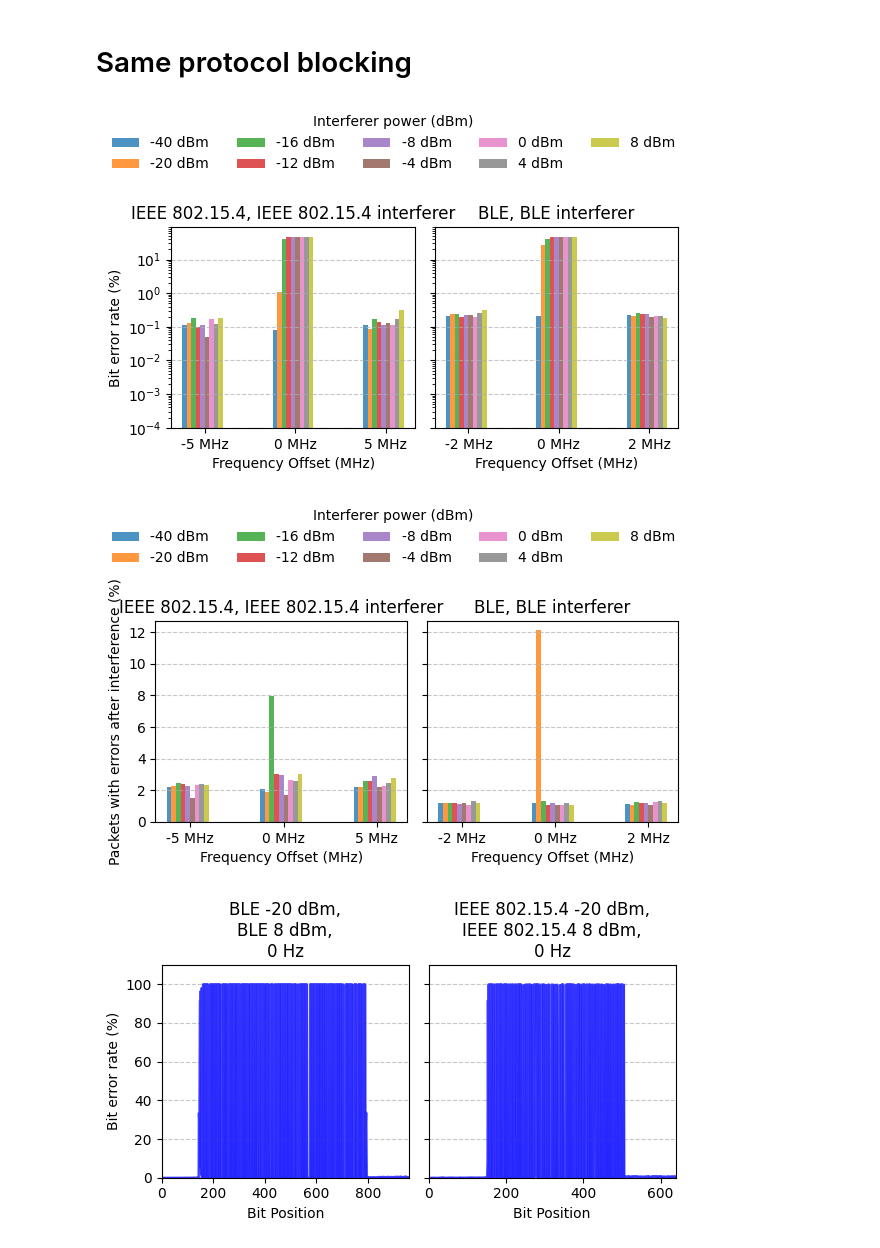
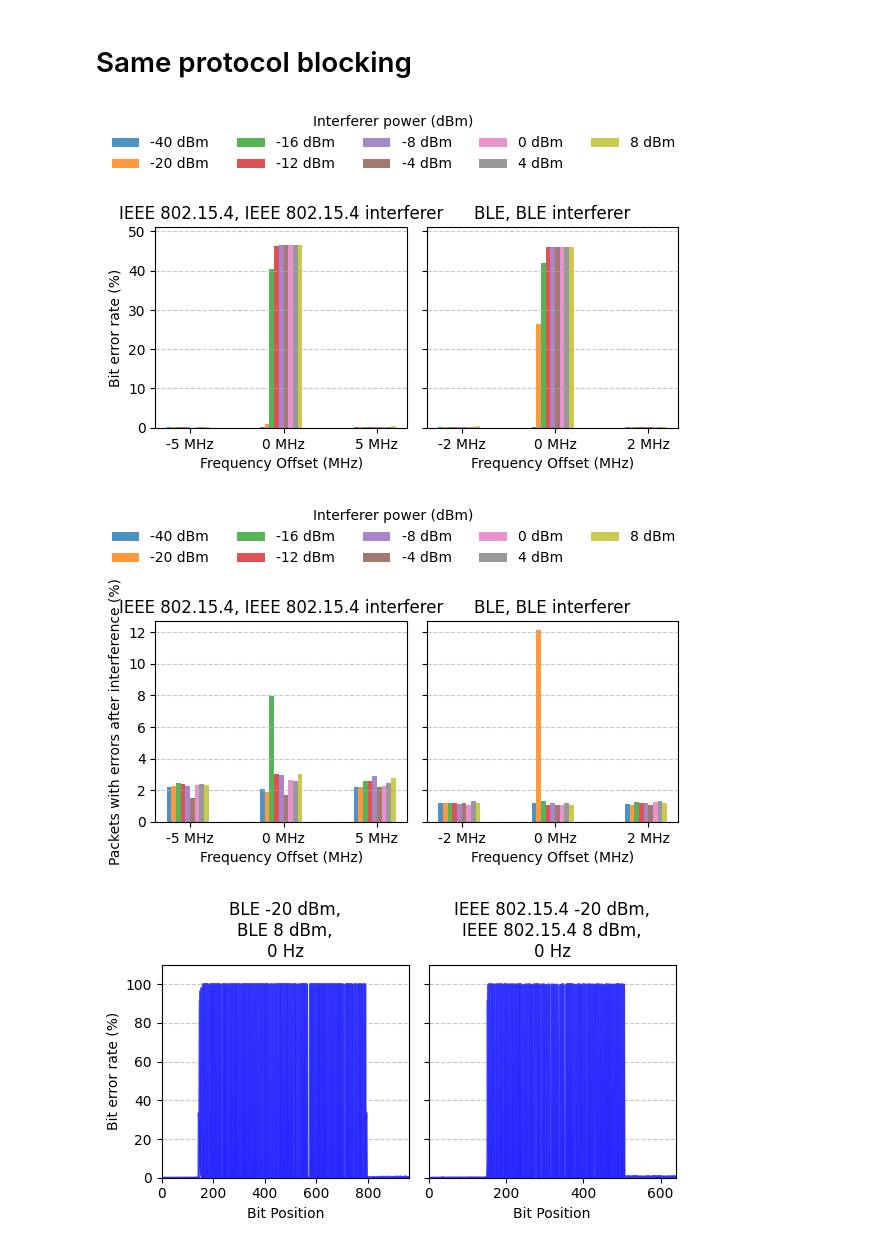
Before and after one commit to SDMote/badillosanjuan25experimental, a Jupyter notebook: python_scripts/data_analysis.ipynb, the cells around one changed output. Saved outputs shown, nothing was run; the diff lists cells and outputs as text; code cells hidden in the pictures.

Commit message:
Refactor average BER calculation

```diff
--- a/python_scripts/data_analysis.ipynb
+++ b/python_scripts/data_analysis.ipynb
@@ -78,17 +78,15 @@ def count_bit_errors_one_message(reference_message, message_bytes):
                 # bit_error_counts : LSB -> MSB, as sent on air
                 bit_error_counts[byte_index * 8 + bit_index] += 1
 
-    # Return the total number of bit errors
-    total_bit_errors = sum(bit_error_counts)
-    return total_bit_errors, bit_error_counts
+    return bit_error_counts
 
-def read_and_calculate_bit_errors(file_path, reference_message, end_blocking_bit):
+def read_and_calculate_bit_errors(file_path, reference_message, start_blocking_bit, end_blocking_bit):
     # Initialize total bit errors and cumulative bit error counts
-    total_bit_errors = 0
     cumulative_bit_error_distribution = [0] * (len(reference_message) * 8)  # Initialize cumulative counts for all bit positions
     total_packets = 0
     avg_rssi = 0
     packets_desynched = 0
+    BER_list_per_packet = [] # Store here the BER for each packet in the blocking section (used to compute standard deviation)
 
     with jsonlines.open(file_path) as reader:
         for line in reader:
@@ -98,17 +96,20 @@ def read_and_calculate_bit_errors(file_path, reference_message, end_blocking_bit
 
             if len(reference_message) != len(message_bytes):
                 continue
-            packet_bit_errors, bit_error_counts = count_bit_errors_one_message(reference_message, message_bytes)
+            bit_error_counts = count_bit_errors_one_message(reference_message, message_bytes)
             avg_rssi += line["rssi"]
 
-            # Did the receiver desynchronised?
+            # ---------- BER per packet ----------
+            BER_current_packet = np.mean(bit_error_counts[start_blocking_bit:end_blocking_bit])
+            BER_list_per_packet.append(BER_current_packet)
+
+            # ---------- Did the receiver get out of sync? ----------
             tolerance = 70 # bits
             # if there are bit errors after the interference has ended
             if sum(bit_error_counts[end_blocking_bit + tolerance:]) > 0:
                 packets_desynched += 1
 
             # Add to the total bit errors and accumulate the bit error counts
-            total_bit_errors += packet_bit_errors
             for i in range(len(cumulative_bit_error_distribution)):
                 cumulative_bit_error_distribution[i] += bit_error_counts[i]
 
@@ -118,7 +119,7 @@ def read_and_calculate_bit_errors(file_path, reference_message, end_blocking_bit
     packets_desynched_percentage = float(packets_desynched) / total_packets
     avg_rssi = float(avg_rssi) / total_packets
 
-    return total_bit_errors, cumulative_bit_error_distribution, total_packets, avg_rssi, packets_desynched_percentage
+    return BER_list_per_packet, cumulative_bit_error_distribution, total_packets, avg_rssi, packets_desynched_percentage
 
 
 # ----------------------------------------------------------------------------
@@ -170,20 +171,20 @@ def add_bit_errors_to_files_dict(files_dict, folder="experiment_data", reference
             end_blocking_bit = start_blocking_bit + int(blocked_bits)
 
             # Calculate bit error metrics
-            _, bit_error_distribution_cumulative, total_packets, avg_rssi, packets_desynched_percentage = read_and_calculate_bit_errors(
-                os.path.join(folder, filename), reference_message, end_blocking_bit
+            BER_list_per_packet, bit_error_distribution_cumulative, total_packets, avg_rssi, packets_desynched_percentage = read_and_calculate_bit_errors(
+                os.path.join(folder, filename), reference_message, start_blocking_bit, end_blocking_bit
             )
 
-            # Compute the BER only within the blocking interval
-            bit_error_sum = sum(bit_error_distribution_cumulative[start_blocking_bit:end_blocking_bit])
-
-            ber = (bit_error_sum / (total_packets * blocked_bits))
+            # Compute the average BER only within the blocking interval
+            avg_ber = np.mean(np.array(BER_list_per_packet))
+            # bit_error_sum = sum(bit_error_distribution_cumulative[start_blocking_bit:end_blocking_bit])
+            # avg_ber = (bit_error_sum / (total_packets * blocked_bits))
 
             # Add calculated metrics to the file dictionary
             file["bit_error_distribution_cumulative"] = [
                 x / total_packets * 100 for x in bit_error_distribution_cumulative
             ]
-            file["ber"] = ber * 100.
+            file["ber_avg"] = avg_ber * 100.
             file["avg_rssi"] = avg_rssi
             file["packets_desynched_percentage"] = packets_desynched_percentage * 100.
     return
@@ -211,7 +212,7 @@ def plot_grouped_ber_with_subplots(
     legend_vskip=0.9,
     plot_BER=True,
     ylabel="Bit error rate (%)",
-    unpack_value="ber"
+    unpack_value="ber_avg"
 ):
 
     # Determine the maximum y-axis value across all groups for uniformity
@@ -414,25 +415,25 @@ add_bit_errors_to_files_dict(files_dict_same, filename, reference_folder="refere
 # %%
 plot_grouped_ber_with_subplots(files_dict_same,
                                bar_width=0.05,
                                figsize=(6,3.8),
-                               log_scale=True,
+                               log_scale=False,
                                saveas="BER_plot_same.pdf",
                                max_legend_col=5,
                                legend_vskip=0.78,
                                plot_BER=True)
 
 plot_grouped_ber_with_subplots(files_dict_same,
                                bar_width=0.05,
                                figsize=(6,3.8),
                                log_scale=True,
                                max_legend_col=5,
                                legend_vskip=0.78,
                                plot_BER=False,
                                ylabel="Packets with errors after interference (%)",
                                unpack_value="packets_desynched_percentage",
                                saveas="sync_plot_same.pdf")
 # %% [output]
-[figure, old version]
+[figure, new version]
 [figure]
 # %%
 # Example: Plot for an array of files
```
